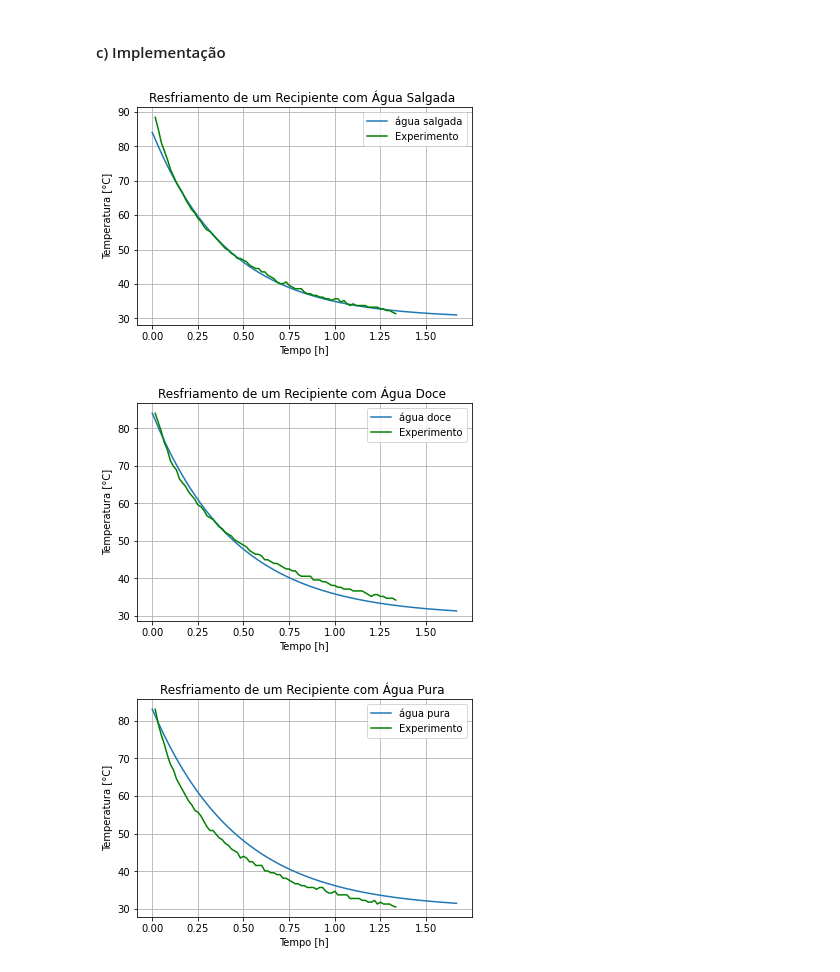
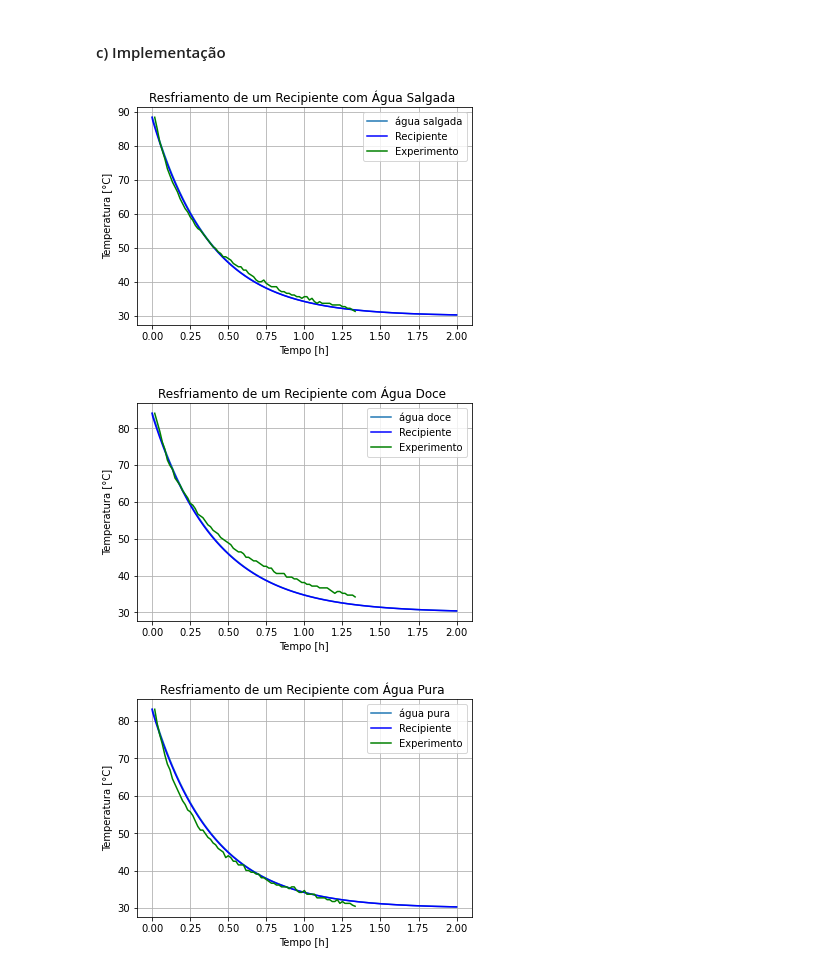
Before and after one commit to dourado-rafa/ModssimProjeto2, a Jupyter notebook: P2.ipynb, the cells around one changed output. Drawn from its saved outputs; the diff is of its cells as text; code cells hidden in the pictures.

```diff
--- a/P2.ipynb
+++ b/P2.ipynb
@@ -46,14 +46,13 @@ tempo_adocada = np.arange(60, (len(agua_adocada)+1)*60, 60)/3600
 # Declara os parâmetros do modelo
 
 Ta = 30 + 273.15 # Temperatura do ambiente [K]
-har = 24 # coeficiente de convectividade do ar [W/(m*K)]
+har = 26 # coeficiente de convectividade do ar [W/(m*K)]
 
-kr = 1.5 # coeficiente de condutividade do recipiente [W/(m*K)]
+kr = 1.4 # coeficiente de condutividade do recipiente [W/(m*K)]
 
-ml = 0.2 # massa do liguido [kg]
 mr = 0.309 # massa do recipiente [kg] (caneca da toca)
 
-cr = 1050 # calor específico do recipiente [J/(kg*K)]
+cr = 740 # calor específico do recipiente [J/(kg*K)]
 
 H = 0.097 # altura do recipiente [m]
 ri = 0.078/2 # raio interno do recipiente [m]
@@ -62,9 +61,6 @@ ri_e = (ri+re)/2 #0.0795 # raio intermediario do recipiente [m]
 
 Asup = pi*(ri**2) # área da superfície do líquido [m²]
 Al = 2*pi*re*H # área da superfície lateral do recipiente [m²]
-
-emissividade = 0.95 # emissividade de todos os materiais (simplificação)
-sigma = 5.6703e-8 # Constante de Stefan-Boltzman (W/(m2.K4))
 # %%
 def coef_acucar (T):
     lista_coef_acucar= [3950, 3960, 3970, 3970, 3980, 3990, 4000, 4000, 4010]
@@ -120,15 +114,13 @@ def modelo2(x, t):
     Qlr = (Tl - Tr)/((log(ri_e/ri))/(2*pi*H*kr))
     Qrsup = (Tr - Ta)/((1/(har*Al)) + ((log(re/ri_e))/(2*pi*H*kr)))
 
-    Qilsup = emissividade*sigma*Asup*(Tl**4)
-    Qirsup = emissividade*sigma*Al*(Tr**4)
+    cl = coef_acucar(Tl)
+    ml = 0.220
 
-    cl = coef_acucar(Tl)
-
-    dUl_dt = - Qlsup - Qlr # - Qilsup
+    dUl_dt = - Qlsup - Qlr
     dTl_dt = dUl_dt/(cl*ml)
 
-    dUr_dt = Qlr - Qrsup # - Qirsup
+    dUr_dt = Qlr - Qrsup
     dTr_dt = dUr_dt/(cr*mr)
 
     return [dTl_dt, dTr_dt]
@@ -156,12 +146,13 @@ def modelo3(x, t):
 # %% [markdown]
 #### c) Implementação
 # %%
-Tmax = 100*60 # segundos
+Tmax = 2*3600 # segundos
 dt = 1
 tempo_s = np.arange(0, Tmax, dt)
-tempo_h = list([t/3600 for t in tempo_s])
+tempo_min = tempo_s/60
+tempo_h = tempo_s/3600
 # %%
-X0 = [273.15 + agua_adocada[0], 273.15 + agua_adocada[0]]
+X0 = [273.15 + agua_salgada[0], 273.15 + agua_salgada[0]]
 
 Xy1 = odeint(modelo1, X0, tempo_s)
 
@@ -169,7 +160,7 @@ Tl_y1 = list(Xy1[:,0] - 273.15)
 Tr_y1 = list(Xy1[:,1] - 273.15)
 
 plt.plot(tempo_h, Tl_y1, label="água salgada")
-# plt.plot(tempo_h, Tr_y1, color="blue", label="Recipiente")
+plt.plot(tempo_h, Tr_y1, color="blue", label="Recipiente")
 plt.plot(tempo_salgada, agua_salgada, color="green", label="Experimento")
 plt.title("Resfriamento de um Recipiente com Água Salgada ")
 plt.xlabel("Tempo [h]")
@@ -178,26 +169,26 @@ plt.legend()
 plt.grid()
 plt.show()
 # %% [output]
-[figure, old version]
+[figure, new version]
 # %%
 X0 = [273.15 + agua_adocada[0], 273.15 + agua_adocada[0]]
 
 Xy2= odeint(modelo2, X0, tempo_s)
 
 Tl_y2= list(Xy2[:,0] - 273.15)
 Tr_y2= list(Xy2[:,1] - 273.15)
 
 plt.plot(tempo_h, Tl_y2, label="água doce")
-# plt.plot(tempo_h, Tr_y2, color= "blue", label= "Recipiente")
+plt.plot(tempo_h, Tr_y2, color= "blue", label= "Recipiente")
 plt.plot(tempo_adocada, agua_adocada, color="green", label="Experimento")
 plt.title("Resfriamento de um Recipiente com Água Doce ")
 plt.xlabel("Tempo [h]")
 plt.ylabel("Temperatura [°C]")
 plt.legend()
 plt.grid()
 plt.show()
 # %% [output]
-[figure, old version]
+[figure, new version]
 # %%
 X0 = [273.15 + agua_pura[0], 273.15 + agua_pura[0]]
 
@@ -207,7 +198,7 @@ Tl_y3= list(Xy3[:,0] - 273.15)
 Tr_y3= list(Xy3[:,1] - 273.15)
 
 plt.plot(tempo_h, Tl_y3, label="água pura")
-# plt.plot(tempo_h, Tr_y3, color= "blue", label= "Recipiente")
+plt.plot(tempo_h, Tr_y3, color= "blue", label= "Recipiente")
 plt.plot(tempo_pura, agua_pura, color="green", label="Experimento")
 plt.title("Resfriamento de um Recipiente com Água Pura ")
 plt.xlabel("Tempo [h]")
@@ -216,4 +207,4 @@ plt.legend()
 plt.grid()
 plt.show()
 # %% [output]
-[figure, old version]
+[figure, new version]
```
Also changed, not shown: parts of 3 cells of this notebook.
